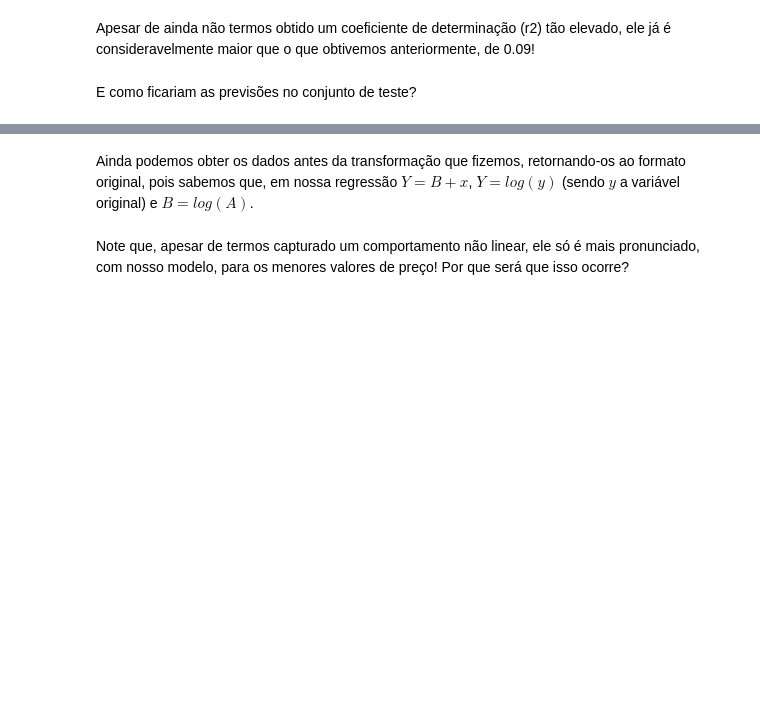
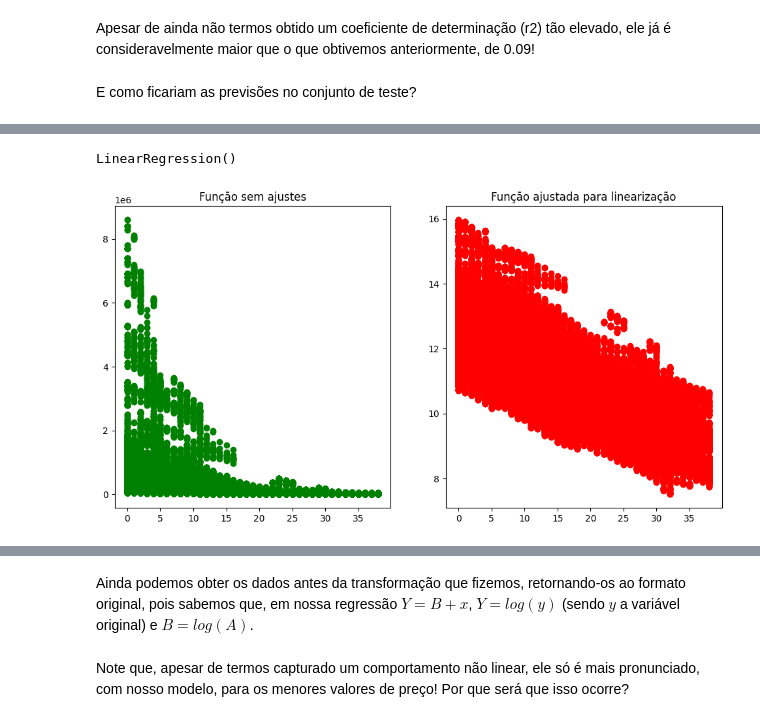
Before and after one commit to thiagocaveglion/aula_machine_learning, a Jupyter notebook: aula_2/notebook/Aula 02 - Fundamentos da aprendizagem supervisionada-Copy1.ipynb, the cells around one changed output, grey strips where cells are left out. Drawn from its saved outputs; the diff is of its cells as text; code cells hidden in the pictures; blank space fills up the shorter version.

```diff
--- a/aula_2/notebook/Aula 02 - Fundamentos da aprendizagem supervisionada-Copy1.ipynb
+++ b/aula_2/notebook/Aula 02 - Fundamentos da aprendizagem supervisionada-Copy1.ipynb
@@ -463,0 +484,18 @@ y_pred =
+# %%
+
+
+LR = LinearRegression()
+
+LR.fit(np.array(X_train).reshape(-1, 1), np.log(y_train))
+# %% [output]
+LinearRegression()
+# %%
+
+fig, axes = plt.subplots(1, 2, figsize=(12,6))
+axes[0].scatter(df["age_years"], df["avg_price_brl"], color="green")
+axes[1].scatter(df["age_years"], np.log(df["avg_price_brl"]), color="red")
+axes[0].set_title("Função sem ajustes")
+axes[1].set_title("Função ajustada para linearização")
+plt.show()
+# %% [output]
+[figure, added]
```
Also changed, not shown: parts of 8 cells of this notebook, 3 other files.
